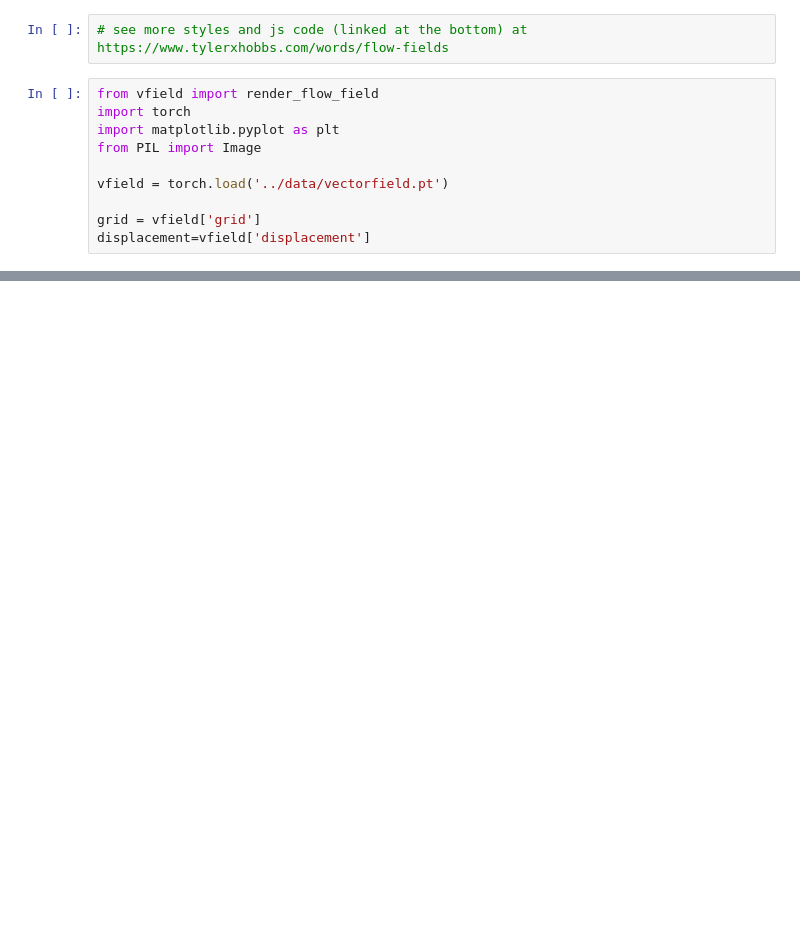
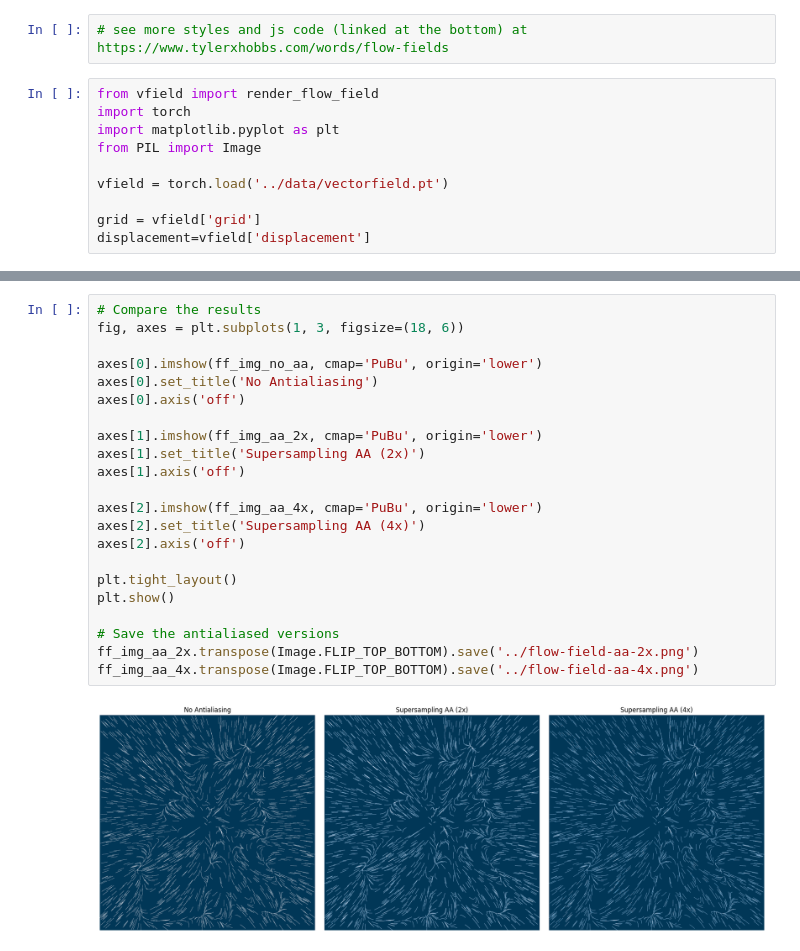
Before and after one commit to CerovazS/vfield, a Jupyter notebook: notebooks/test_reddit.ipynb, the cells around one changed output, grey strips where cells are left out. Saved outputs shown, nothing was run; the diff lists cells and outputs as text; blank space fills up the shorter version.

```diff
--- a/notebooks/test_reddit.ipynb
+++ b/notebooks/test_reddit.ipynb
@@ -31,0 +95,24 @@ ff_img.show()
+# %%
+# Compare the results
+fig, axes = plt.subplots(1, 3, figsize=(18, 6))
+
+axes[0].imshow(ff_img_no_aa, cmap='PuBu', origin='lower')
+axes[0].set_title('No Antialiasing')
+axes[0].axis('off')
+
+axes[1].imshow(ff_img_aa_2x, cmap='PuBu', origin='lower')
+axes[1].set_title('Supersampling AA (2x)')
+axes[1].axis('off')
+
+axes[2].imshow(ff_img_aa_4x, cmap='PuBu', origin='lower')
+axes[2].set_title('Supersampling AA (4x)')
+axes[2].axis('off')
+
+plt.tight_layout()
+plt.show()
+
+# Save the antialiased versions
+ff_img_aa_2x.transpose(Image.FLIP_TOP_BOTTOM).save('../flow-field-aa-2x.png')
+ff_img_aa_4x.transpose(Image.FLIP_TOP_BOTTOM).save('../flow-field-aa-4x.png')
+# %% [output]
+[figure, added]
```
Also changed, not shown: parts of 3 cells of this notebook, 1 other file.
